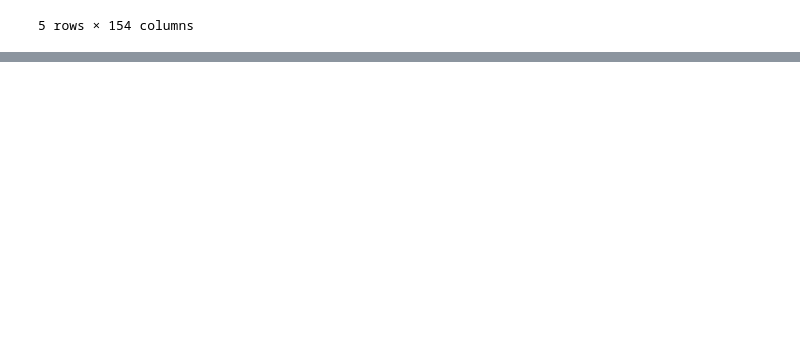
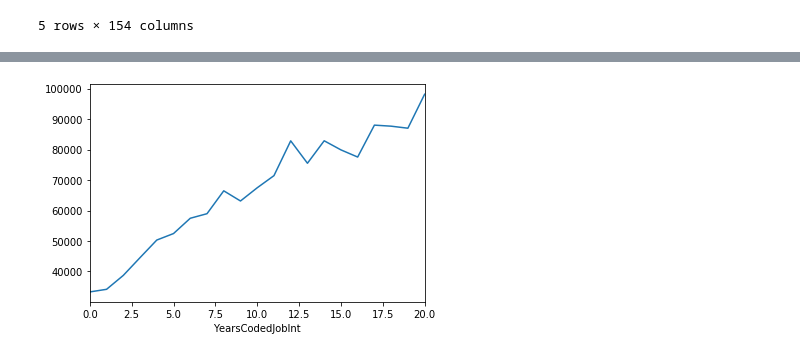
Before and after one commit to yycncom/stackoverflowAnalysis, a Jupyter notebook: stackflowAnalysis.ipynb, the cells around one changed output, grey strips where cells are left out. Saved outputs shown, nothing was run; the diff lists cells and outputs as text; code cells hidden in the pictures; blank space fills up the shorter version.

```diff
--- a/stackflowAnalysis.ipynb
+++ b/stackflowAnalysis.ipynb
@@ -124,0 +108,4 @@ TypeError: fit_transform() takes 2 positional arguments but 3 were given
+# %%
+df_proDevel['Salary'].groupby(df_proDevel['YearsCodedJobInt']).mean().plot();
+# %% [output]
+[figure, added]
```
Also changed, not shown: parts of 44 cells of this notebook.
